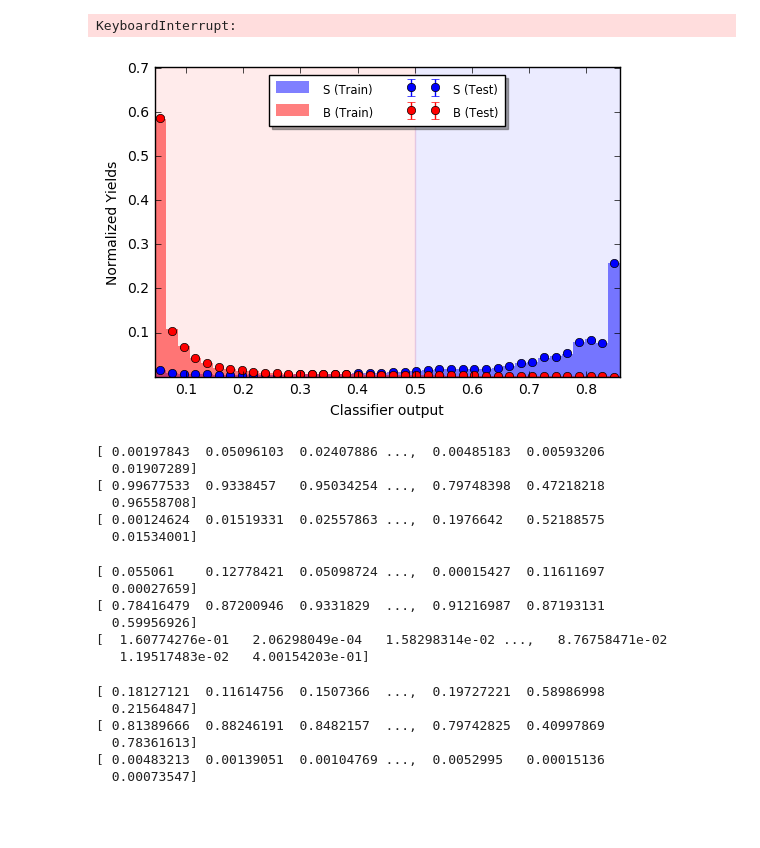
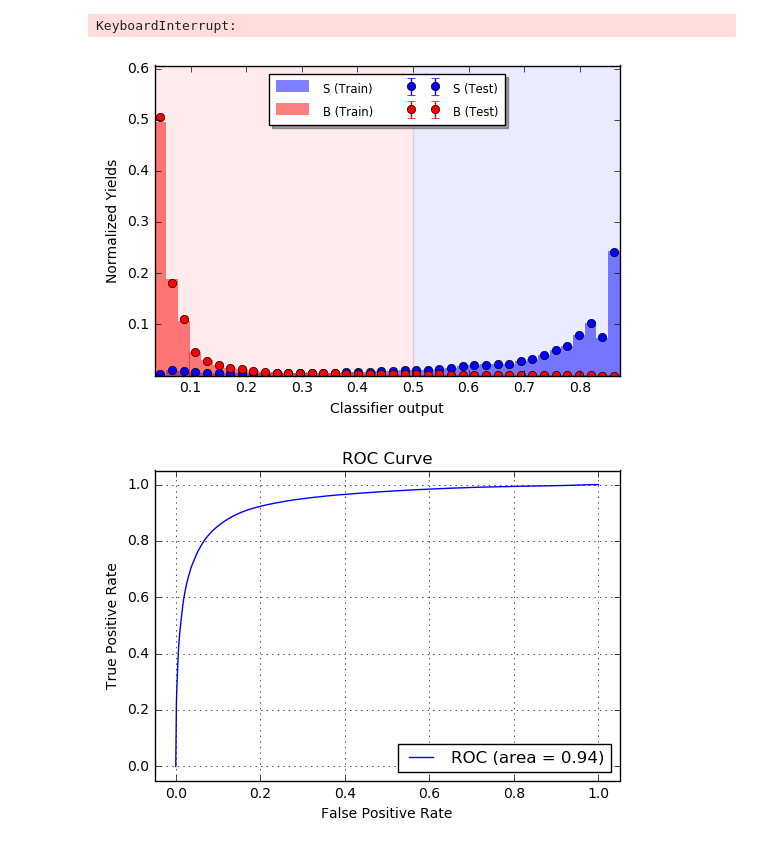
Before and after one commit to michelif/HHbbgg_ETH, a Jupyter notebook: Training/notebooks/trainMVAHHbbgg_allMC.ipynb, the cells around one changed output. Cells and saved outputs as stored; diff of their text form; code cells hidden in the pictures; blank space fills up the shorter version.

Commit message:
adding roc curve for multiclass

```diff
--- a/Training/notebooks/trainMVAHHbbgg_allMC.ipynb
+++ b/Training/notebooks/trainMVAHHbbgg_allMC.ipynb
@@ -73,7 +73,6 @@ w_total_test = utils.preprocessing.get_total_test_sample(weights_sig,weights_bkg
 # %%
 import xgboost as xgb
 #FIXME parameteres
-#clf = xgb.XGBClassifier(max_depth=10,learning_rate=0.2,n_estimators=500, min_child_weight=1e-5, nthread= 12)
-clf = xgb.XGBClassifier(max_depth=5,learning_rate=0.2,n_estimators=100, min_child_weight=1e-5, nthread= 12)
-#clf = ensemble.GradientBoostingClassifier(max_depth=10,learning_rate=0.1,n_estimators=200,verbose=1)
+clf = xgb.XGBClassifier(max_depth=10,learning_rate=0.2,n_estimators=500, min_child_weight=1e-5, nthread= 12)
+#clf = xgb.XGBClassifier(max_depth=5,learning_rate=0.2,n_estimators=100, min_child_weight=1e-5, nthread= 12)
 clf.fit(X_total_train,y_total_train, sample_weight=w_total_train)
@@ -94,49 +87,16 @@ KeyboardInterrupt:
 # %%
 import matplotlib.pyplot as plt
 
 X_total_test = utils.preprocessing.get_total_test_sample(X_sig,X_bkg)
 y_total_test = utils.preprocessing.get_total_test_sample(y_sig,y_bkg).ravel()
 
 utils.plotting.plot_classifier_output(clf,X_total_train,X_total_test,y_total_train,y_total_test,outString="xbrg")
 plt.show()
+utils.plotting.plot_roc_curve_multiclass(X_total_test,y_total_test,clf,outString="xgbr")
+plt.show()
 # %% [output]
-[figure, old version]
+[figure, new version]
+[figure, added]
-# %%
-bkg_train = X_total_train[y_total_train == -1]
-print clf.predict_proba(bkg_train)[:,0]
-print clf.predict_proba(bkg_train)[:,1]
-print clf.predict_proba(bkg_train)[:,2]
-# %% [output]
-[ 0.00197843  0.05096103  0.02407886 ...,  0.00485183  0.00593206
-  0.01907289]
-[ 0.99677533  0.9338457   0.95034254 ...,  0.79748398  0.47218218
-  0.96558708]
-[ 0.00124624  0.01519331  0.02557863 ...,  0.1976642   0.52188575
-  0.01534001]
-# %%
-bkg_train = X_total_train[y_total_train == -1]
-print clf.predict_proba(bkg_train)[:,0]
-print clf.predict_proba(bkg_train)[:,1]
-print clf.predict_proba(bkg_train)[:,2]
-# %% [output]
-[ 0.055061    0.12778421  0.05098724 ...,  0.00015427  0.11611697
-  0.00027659]
-[ 0.78416479  0.87200946  0.9331829  ...,  0.91216987  0.87193131
-  0.59956926]
-[  1.60774276e-01   2.06298049e-04   1.58298314e-02 ...,   8.76758471e-02
-   1.19517483e-02   4.00154203e-01]
-# %%
-bkg_train = X_total_train[y_total_train == -2]
-print clf.predict_proba(bkg_train)[:,0]
-print clf.predict_proba(bkg_train)[:,1]
-print clf.predict_proba(bkg_train)[:,2]
-# %% [output]
-[ 0.18127121  0.11614756  0.1507366  ...,  0.19727221  0.58986998
-  0.21564847]
-[ 0.81389666  0.88246191  0.8482157  ...,  0.79742825  0.40997869
-  0.78361613]
-[ 0.00483213  0.00139051  0.00104769 ...,  0.0052995   0.00015136
-  0.00073547]
 # %%
 bkg_train = X_total_train[y_total_train == -2]
 print clf.predict_proba(bkg_train)[:,1]
```
Also changed, not shown: parts of 9 cells of this notebook, 2 other files.
